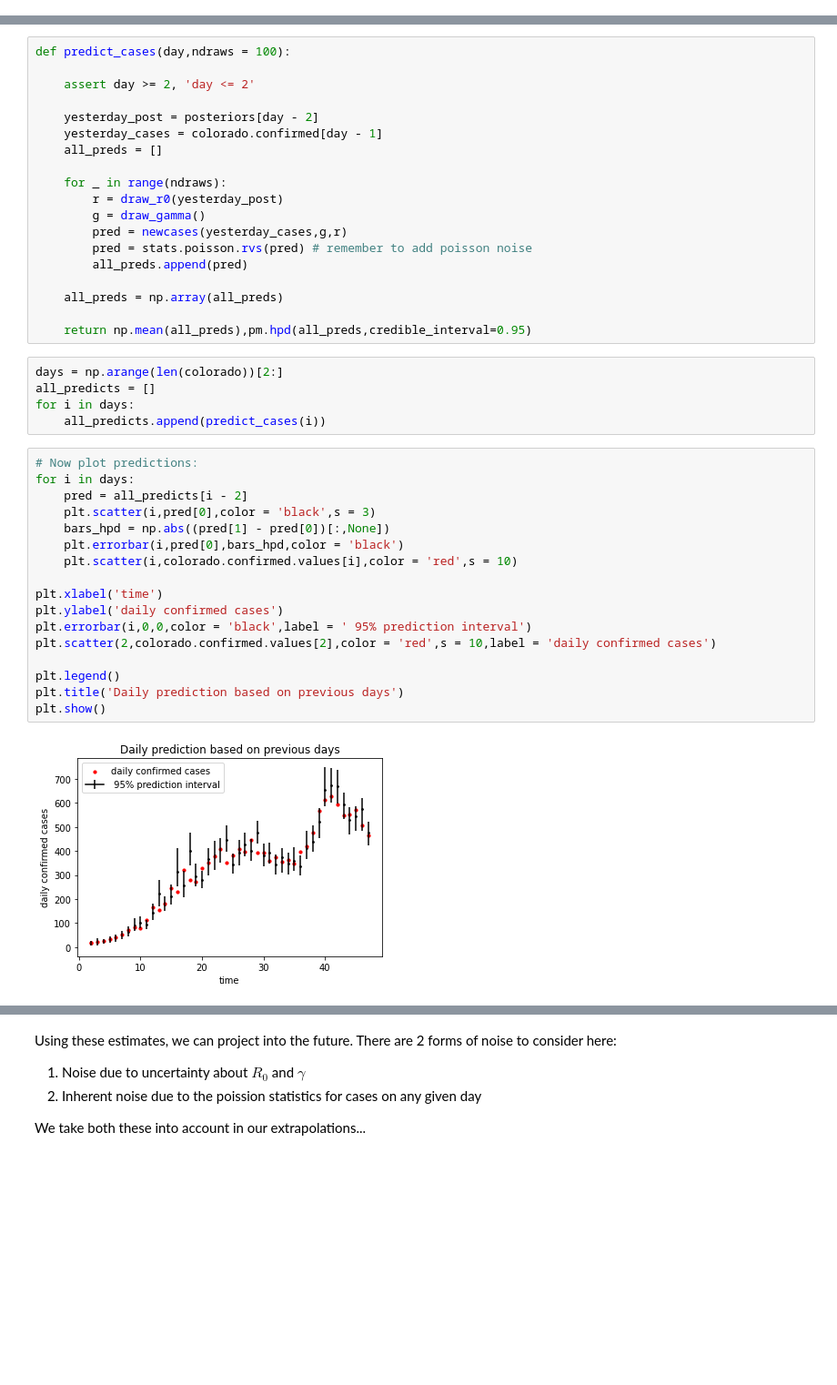
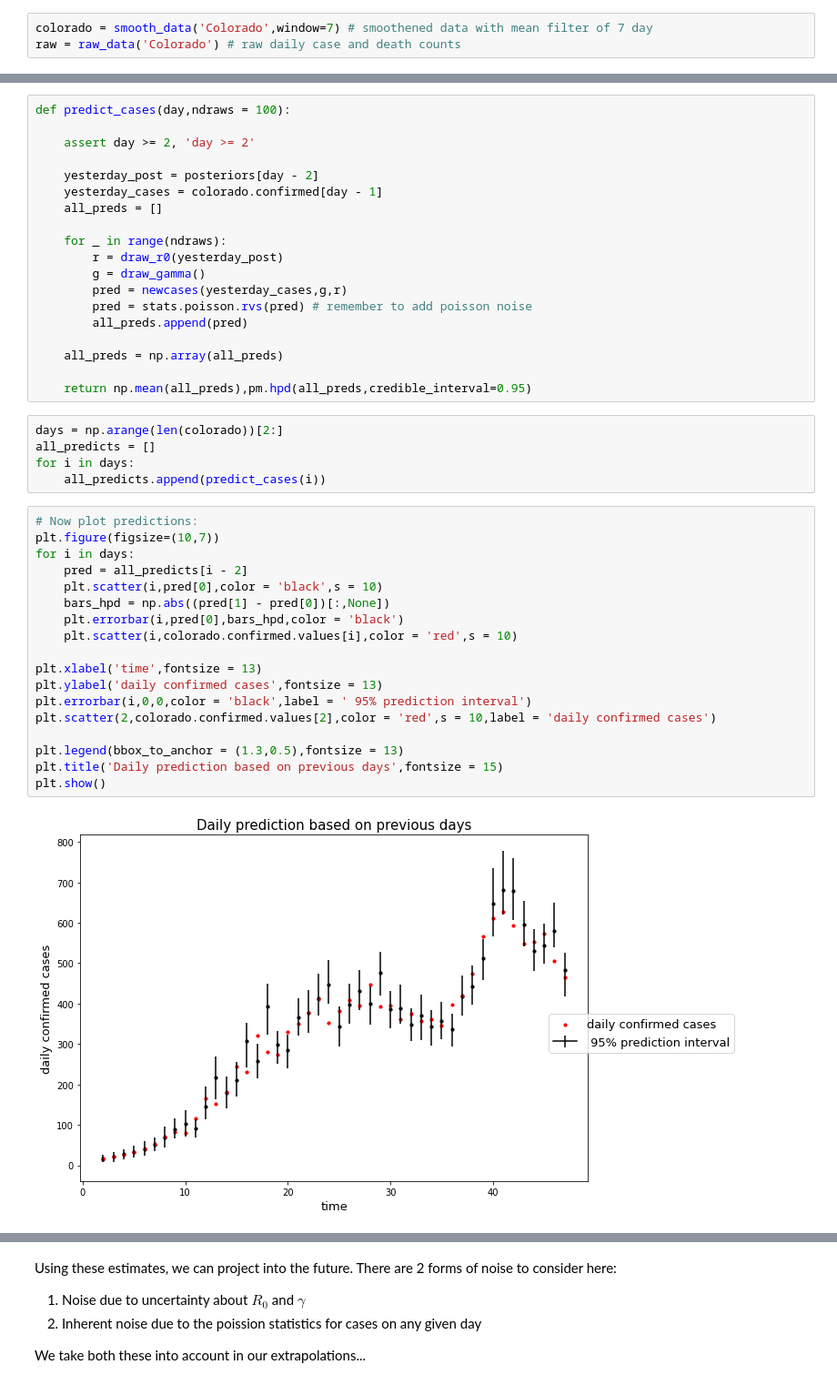
Before and after one commit to neerajkulk/corona, a Jupyter notebook: realtime_r0.ipynb, the cells around one changed output, grey strips where cells are left out. Shown at 91% size. Saved outputs shown, nothing was run; the diff lists cells and outputs as text; blank space fills up the shorter version.

Commit message:
plots and text

```diff
--- a/realtime_r0.ipynb
+++ b/realtime_r0.ipynb
@@ -53,3 +51,6 @@ colorado = smooth_data('Colorado')
+# %%
+colorado = smooth_data('Colorado',window=7) # smoothened data with mean filter of 7 day
+raw = raw_data('Colorado') # raw daily case and death counts
 # %%
 plt.plot(np.diff(raw.confirmed.values)[9:], 'ro',markersize = 3,label = 'daily new cases')
 plt.plot(np.diff(raw.confirmed.values)[9:], 'r:')
@@ -266,7 +311,7 @@ For example if we want to predict the number of cases on the 10th day, we're onl
 # %%
 def predict_cases(day,ndraws = 100):
 
-    assert day >= 2, 'day <= 2'
+    assert day >= 2, 'day >= 2'
 
     yesterday_post = posteriors[day - 2]
     yesterday_cases = colorado.confirmed[day - 1]
@@ -289,21 +334,22 @@ for i in days:
     all_predicts.append(predict_cases(i))
 # %%
 # Now plot predictions:
+plt.figure(figsize=(10,7))
 for i in days:
     pred = all_predicts[i - 2]
-    plt.scatter(i,pred[0],color = 'black',s = 3)
+    plt.scatter(i,pred[0],color = 'black',s = 10)
     bars_hpd = np.abs((pred[1] - pred[0])[:,None])
     plt.errorbar(i,pred[0],bars_hpd,color = 'black')
     plt.scatter(i,colorado.confirmed.values[i],color = 'red',s = 10)
 
-plt.xlabel('time')
-plt.ylabel('daily confirmed cases')
+plt.xlabel('time',fontsize = 13)
+plt.ylabel('daily confirmed cases',fontsize = 13)
 plt.errorbar(i,0,0,color = 'black',label = ' 95% prediction interval')
 plt.scatter(2,colorado.confirmed.values[2],color = 'red',s = 10,label = 'daily confirmed cases')
 
-plt.legend()
-plt.title('Daily prediction based on previous days')
+plt.legend(bbox_to_anchor = (1.3,0.5),fontsize = 13)
+plt.title('Daily prediction based on previous days',fontsize = 15)
 plt.show()
 # %% [output]
-[figure, old version]
+[figure, new version]
 # %% [markdown]
```
Also changed, not shown: parts of 23 cells of this notebook.
